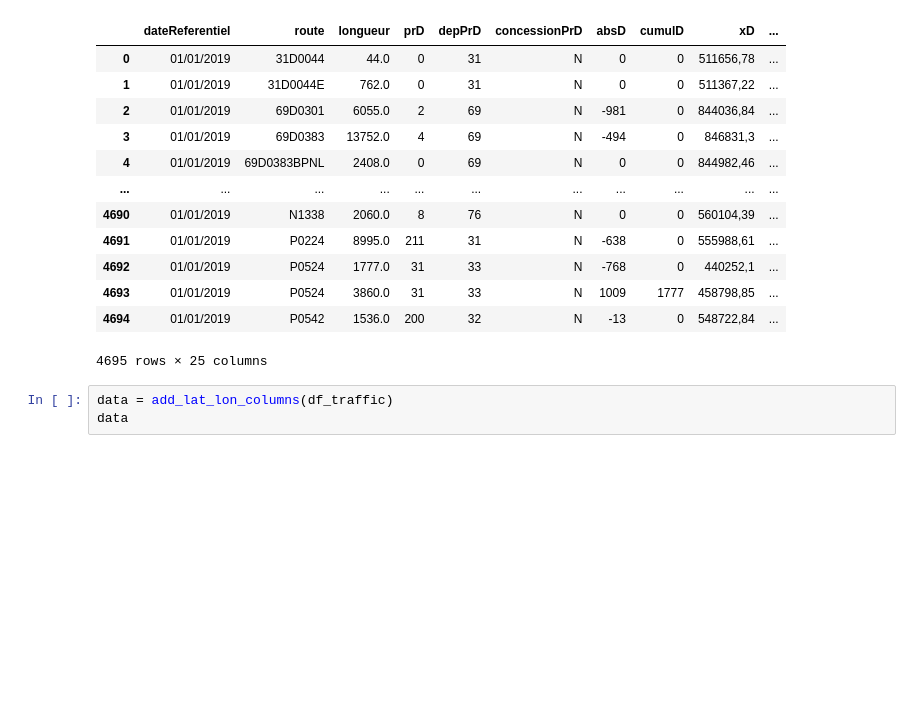
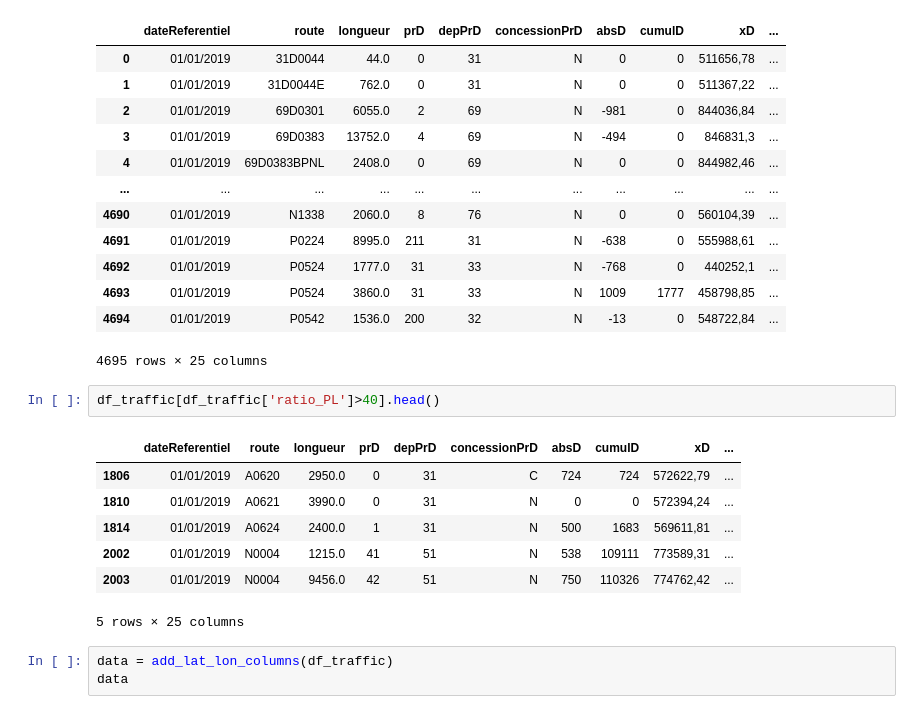
Before and after one commit to augustin-delabrosse/sustainability-challenge, a Jupyter notebook: NetworkAnalysis.ipynb, the cells around one changed output. Drawn from its saved outputs; the diff is of its cells as text; blank space fills up the shorter version.

Commit message:
change ratio

```diff
--- a/NetworkAnalysis.ipynb
+++ b/NetworkAnalysis.ipynb
@@ -70,6 +71,16 @@ df_traffic
 | 4693 | 01/01/2019 | P0524 | 3860.0 | 31 | 33 | N | 1009 | 1777 | 458798,85 | ... |
 | 4694 | 01/01/2019 | P0542 | 1536.0 | 200 | 32 | N | -13 | 0 | 548722,84 | ... |
 4695 rows × 25 columns
+# %%
+df_traffic[df_traffic['ratio_PL']>40].head()
+# %% [output]
+|  | dateReferentiel | route | longueur | prD | depPrD | concessionPrD | absD | cumulD | xD | ... |
+| 1806 | 01/01/2019 | A0620 | 2950.0 | 0 | 31 | C | 724 | 724 | 572622,79 | ... |
+| 1810 | 01/01/2019 | A0621 | 3990.0 | 0 | 31 | N | 0 | 0 | 572394,24 | ... |
+| 1814 | 01/01/2019 | A0624 | 2400.0 | 1 | 31 | N | 500 | 1683 | 569611,81 | ... |
+| 2002 | 01/01/2019 | N0004 | 1215.0 | 41 | 51 | N | 538 | 109111 | 773589,31 | ... |
+| 2003 | 01/01/2019 | N0004 | 9456.0 | 42 | 51 | N | 750 | 110326 | 774762,42 | ... |
+5 rows × 25 columns
 # %%
 data = add_lat_lon_columns(df_traffic)
 data
```
Also changed, not shown: parts of 86 cells of this notebook, 2 other files.
